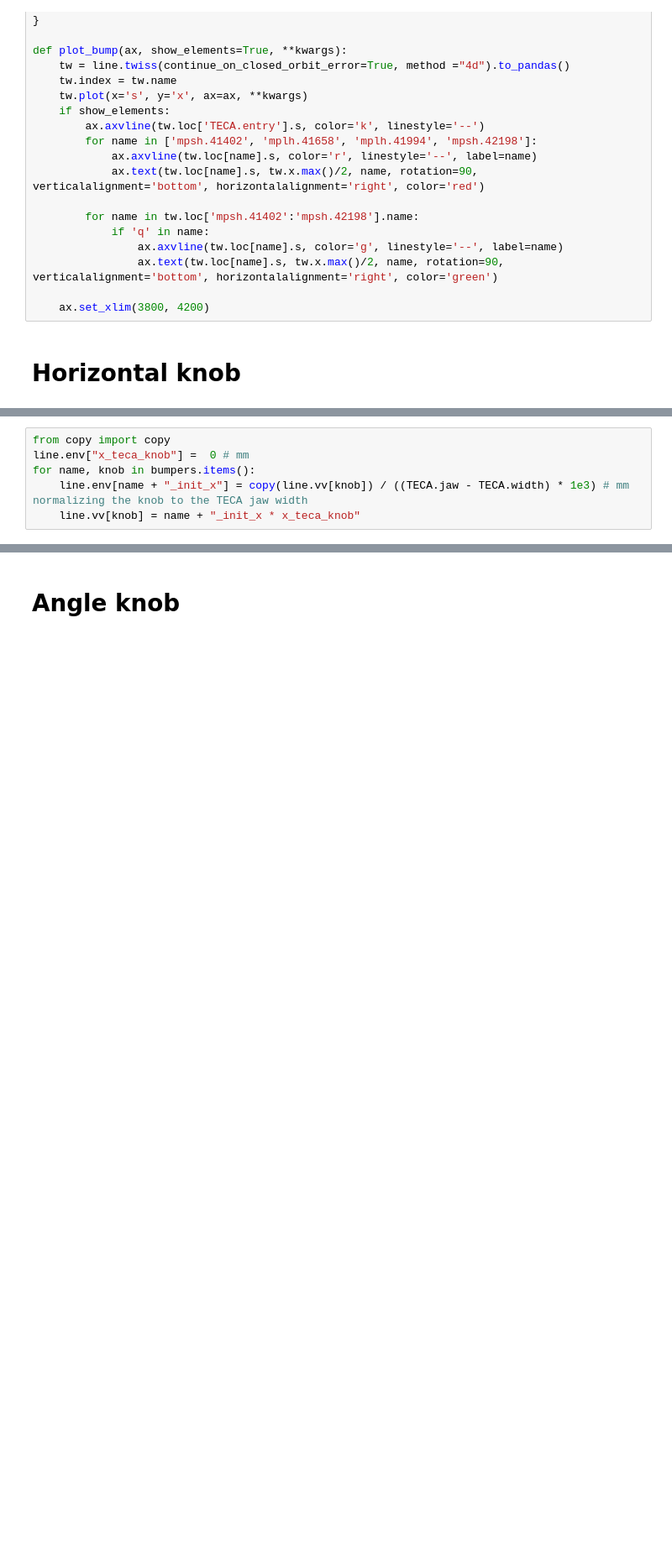
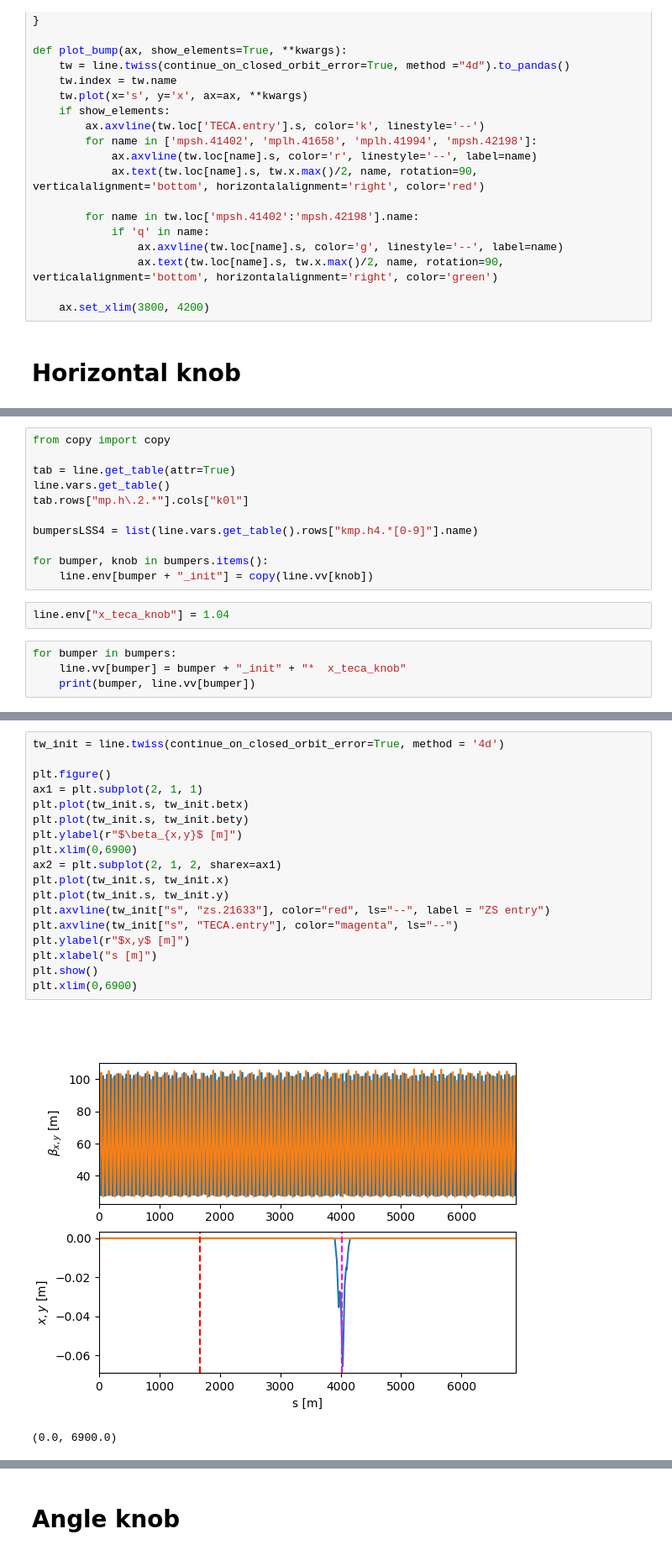
Before and after one commit to giacomells/Technical-Student-2024-2025, a Jupyter notebook: OrthogonalKnobsLSS4/OrthogonalKnobs.ipynb, the cells around one changed output, grey strips where cells are left out. Shown: that part at 84% size. Drawn from its saved outputs; the diff is of its cells as text; blank space fills up the shorter version.

```diff
--- a/OrthogonalKnobsLSS4/OrthogonalKnobs.ipynb
+++ b/OrthogonalKnobsLSS4/OrthogonalKnobs.ipynb
@@ -116,6 +127,17 @@ Optimize - end penalty:  2.47576e-11
-# %%
-from copy import copy
-line.env["x_teca_knob"] =  0 # mm
-for name, knob in bumpers.items():
-    line.env[name + "_init_x"] = copy(line.vv[knob]) / ((TECA.jaw - TECA.width) * 1e3) # mm normalizing the knob to the TECA jaw width
-    line.vv[knob] = name + "_init_x * x_teca_knob"
+# %%
+from copy import copy
+
+tab = line.get_table(attr=True)
+line.vars.get_table()
+tab.rows["mp.h\.2.*"].cols["k0l"]
+
+bumpersLSS4 = list(line.vars.get_table().rows["kmp.h4.*[0-9]"].name)
+
+for bumper, knob in bumpers.items():
+    line.env[bumper + "_init"] = copy(line.vv[knob])
+# %%
+line.env["x_teca_knob"] = 1.04
+# %%
+for bumper in bumpers:
+    line.vv[bumper] = bumper + "_init" + "*  x_teca_knob"
+    print(bumper, line.vv[bumper])
@@ -122 +149,22 @@ for name, knob in bumpers.items():
+# %%
+tw_init = line.twiss(continue_on_closed_orbit_error=True, method = '4d')
+
+plt.figure()
+ax1 = plt.subplot(2, 1, 1)
+plt.plot(tw_init.s, tw_init.betx)
+plt.plot(tw_init.s, tw_init.bety)
+plt.ylabel(r"$\beta_{x,y}$ [m]")
+plt.xlim(0,6900)
+ax2 = plt.subplot(2, 1, 2, sharex=ax1)
+plt.plot(tw_init.s, tw_init.x)
+plt.plot(tw_init.s, tw_init.y)
+plt.axvline(tw_init["s", "zs.21633"], color="red", ls="--", label = "ZS entry")
+plt.axvline(tw_init["s", "TECA.entry"], color="magenta", ls="--")
+plt.ylabel(r"$x,y$ [m]")
+plt.xlabel("s [m]")
+plt.show()
+plt.xlim(0,6900)
+# %% [output]
+[figure, added]
+(0.0, 6900.0)
 # %% [markdown]
```
Also changed, not shown: parts of 20 cells of this notebook.
